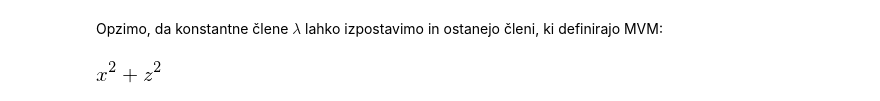
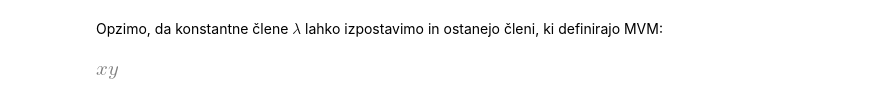
Before and after one commit to jankoslavic/TM2, a Jupyter notebook: 02 - Kinetika togega telesa.ipynb, the cells around one changed output. Drawn from its saved outputs; the diff is of its cells as text; code cells hidden in the pictures.

```diff
--- a/02 - Kinetika togega telesa.ipynb
+++ b/02 - Kinetika togega telesa.ipynb
@@ -246,6 +254,6 @@ tmp2
 # %% [markdown]
 Opzimo, da konstantne člene $\lambda$ lahko izpostavimo in ostanejo členi, ki definirajo MVM:
 # %%
-tmp2.coeff(Ly**2)
+tmp2.coeff(-2*Lx*Ly)
 # %% [output]
-[figure, old version]
+[figure, new version]
```
Also changed, not shown: parts of 25 cells of this notebook, 2 other files.
